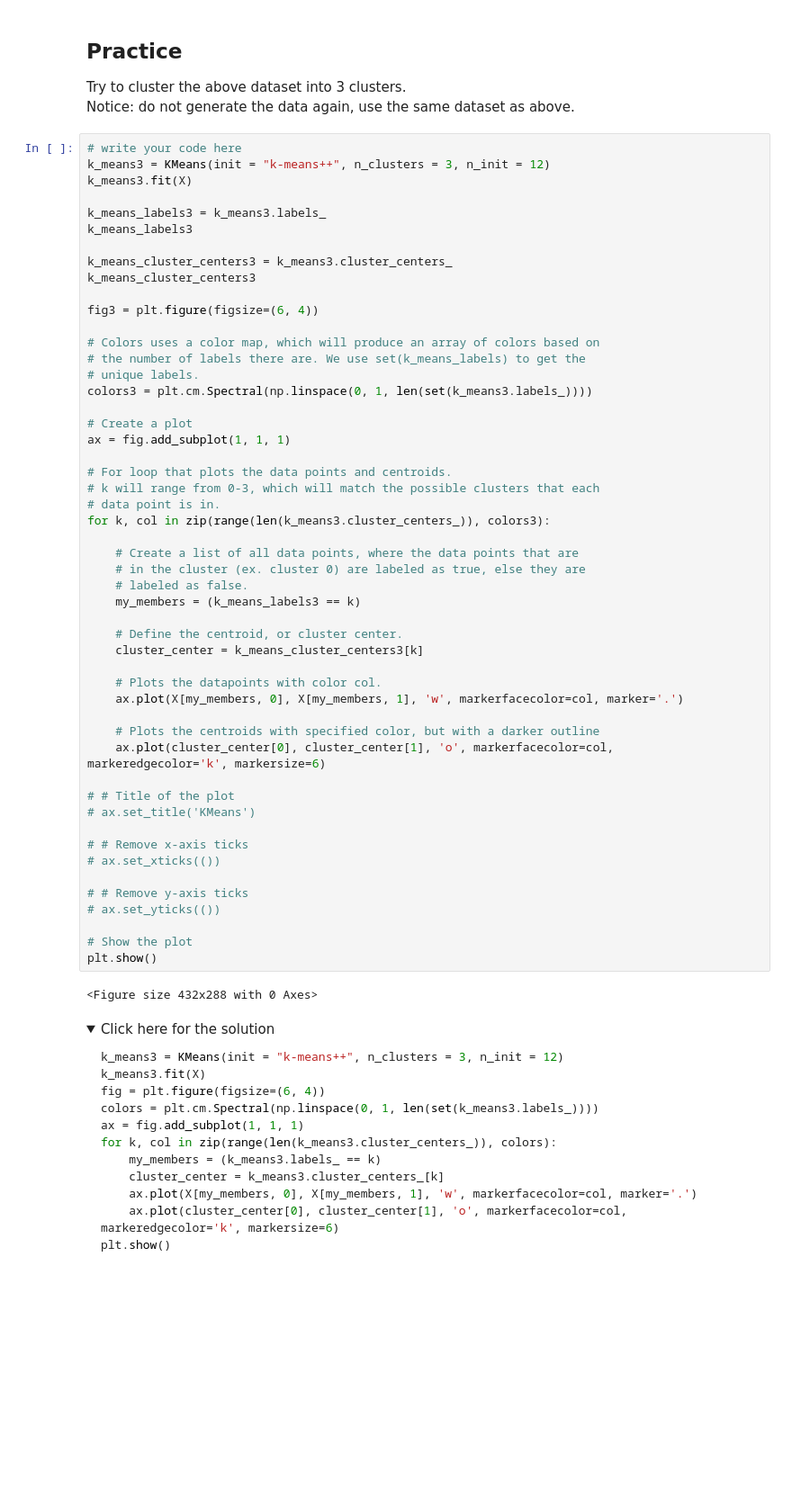
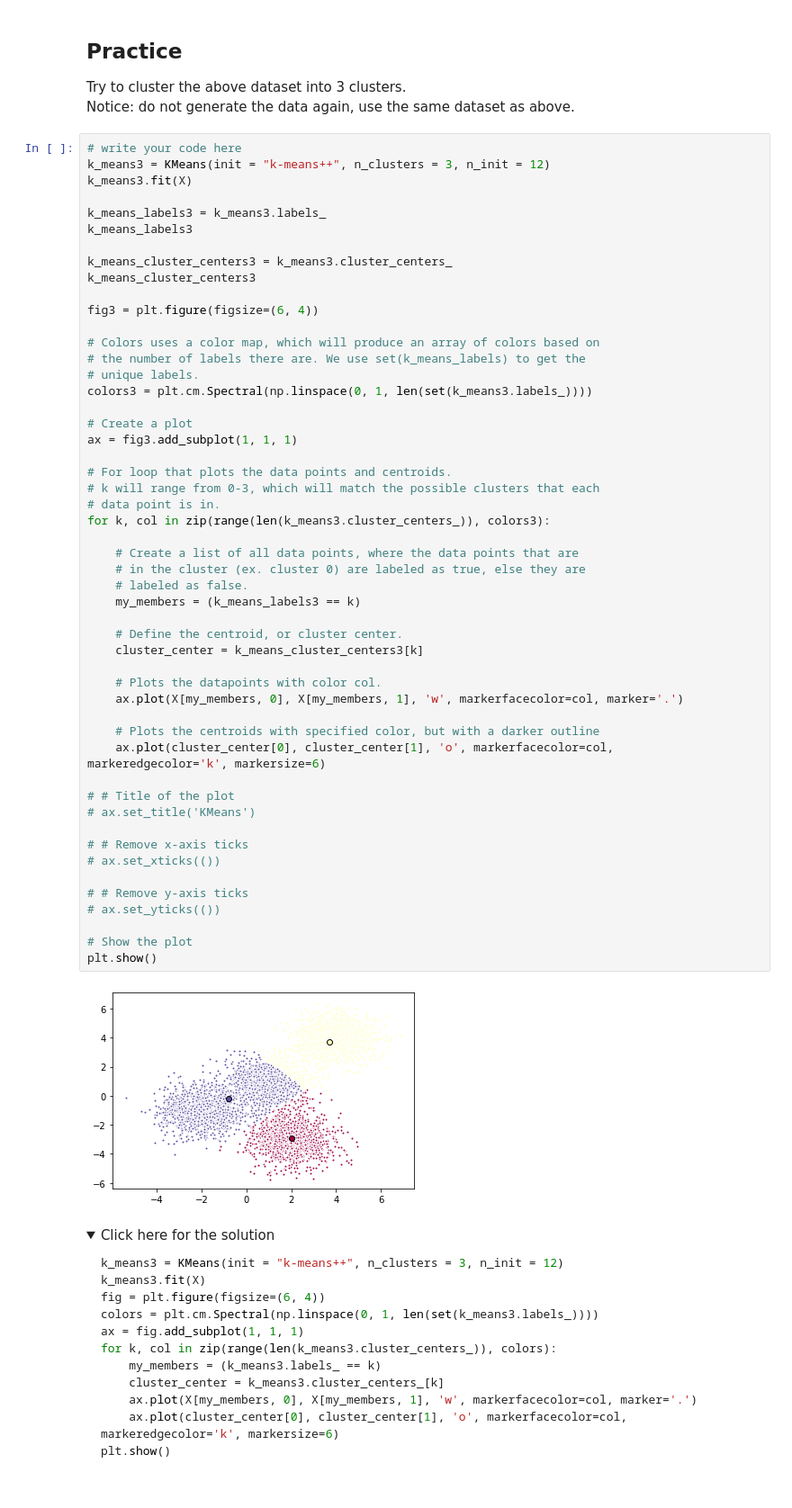
Before and after one commit to KoladeM/MachineLearningWithPython, a Jupyter notebook: ML0101EN-Clus-K-Means-Customer-Seg.ipynb, the cells around one changed output. Shown at 90% size. Saved outputs shown, nothing was run; the diff lists cells and outputs as text; folded sections open; blank space fills up the shorter version.

```diff
--- a/ML0101EN-Clus-K-Means-Customer-Seg.ipynb
+++ b/ML0101EN-Clus-K-Means-Customer-Seg.ipynb
@@ -216,40 +216,40 @@ fig3 = plt.figure(figsize=(6, 4))
 colors3 = plt.cm.Spectral(np.linspace(0, 1, len(set(k_means3.labels_))))
 
 # Create a plot
-ax = fig.add_subplot(1, 1, 1)
+ax = fig3.add_subplot(1, 1, 1)
 
 # For loop that plots the data points and centroids.
 # k will range from 0-3, which will match the possible clusters that each
 # data point is in.
 for k, col in zip(range(len(k_means3.cluster_centers_)), colors3):
 
     # Create a list of all data points, where the data points that are
     # in the cluster (ex. cluster 0) are labeled as true, else they are
     # labeled as false.
     my_members = (k_means_labels3 == k)
 
     # Define the centroid, or cluster center.
     cluster_center = k_means_cluster_centers3[k]
 
     # Plots the datapoints with color col.
     ax.plot(X[my_members, 0], X[my_members, 1], 'w', markerfacecolor=col, marker='.')
 
     # Plots the centroids with specified color, but with a darker outline
     ax.plot(cluster_center[0], cluster_center[1], 'o', markerfacecolor=col,  markeredgecolor='k', markersize=6)
 
 # # Title of the plot
 # ax.set_title('KMeans')
 
 # # Remove x-axis ticks
 # ax.set_xticks(())
 
 # # Remove y-axis ticks
 # ax.set_yticks(())
 
 # Show the plot
 plt.show()
 # %% [output]
-<Figure size 432x288 with 0 Axes>
+[figure, added]
 # %% [markdown]
 <details><summary>Click here for the solution</summary>
 
```
Also changed, not shown: parts of 9 cells of this notebook.
